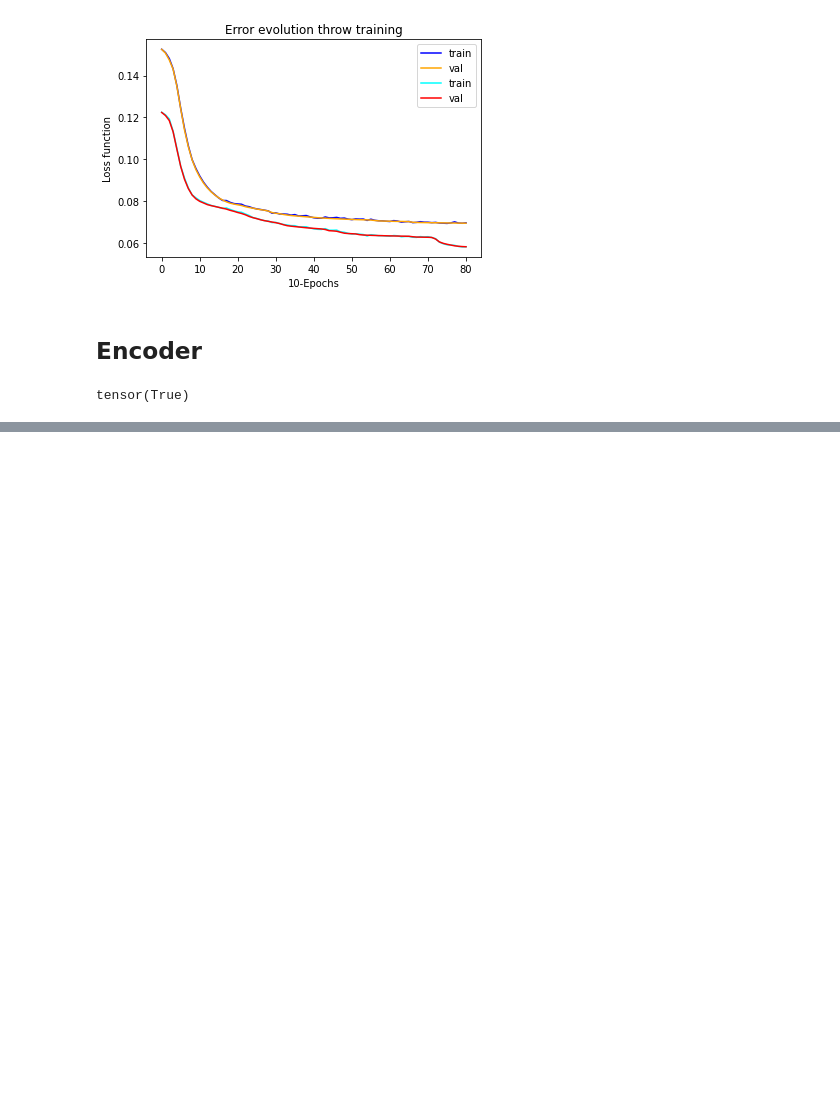
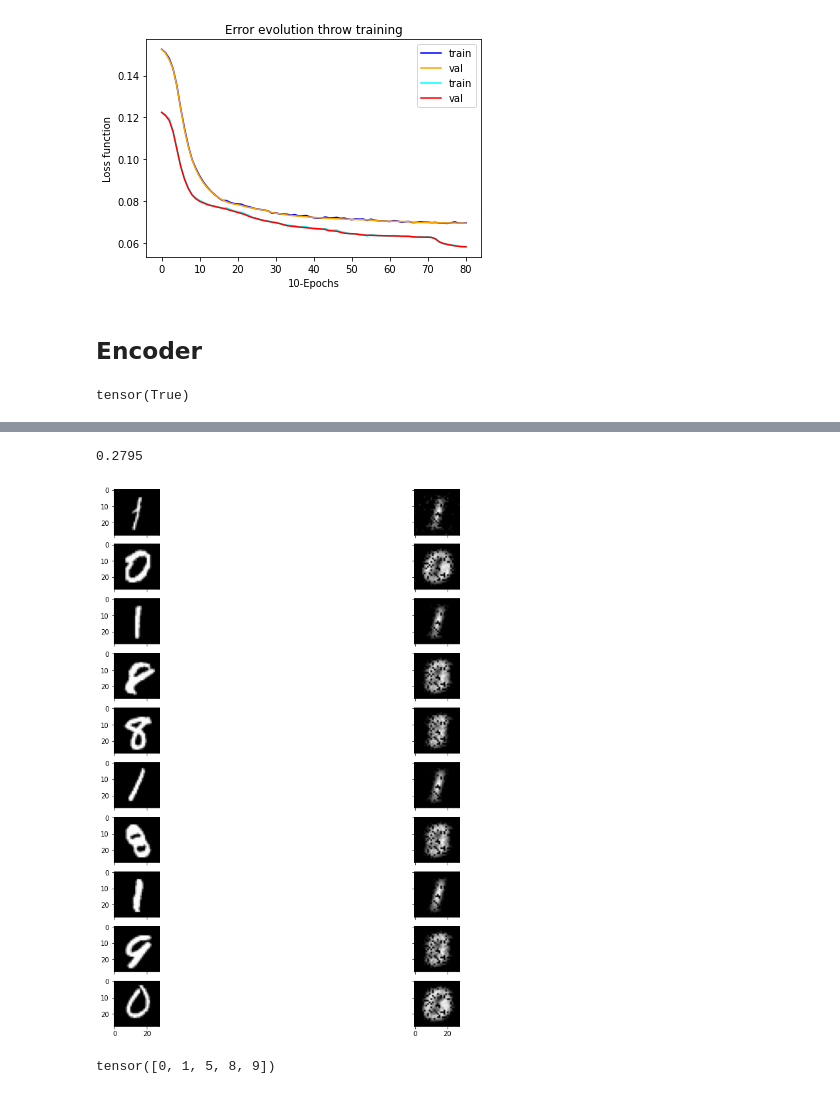
Before and after one commit to Ocean728/mnist_pytorch, a Jupyter notebook: Autoencoder.ipynb, the cells around one changed output, grey strips where cells are left out. Saved outputs shown, nothing was run; the diff lists cells and outputs as text; code cells hidden in the pictures; blank space fills up the shorter version.

```diff
--- a/Autoencoder.ipynb
+++ b/Autoencoder.ipynb
@@ -271,0 +300,17 @@ show(test_data[0:10],model1)
+# %%
+output_test = model1(test_data)
+reco_test = reco(output_test)
+well_encoded_data_index = torch.where(reco_test==test_target)[0]
+well_encoded_data = test_data[well_encoded_data_index]
+well_encoded_digit = test_target[well_encoded_data_index]
+len(well_encoded_data)/len(test_data)
+# %% [output]
+0.2795
+# %%
+show(well_encoded_data[10:20],model1,None,reco_bool=False)
+# %% [output]
+[figure, added]
+# %%
+well_encoded_digit.unique()
+# %% [output]
+tensor([0, 1, 5, 8, 9])
```
Also changed, not shown: parts of 6 cells of this notebook.
